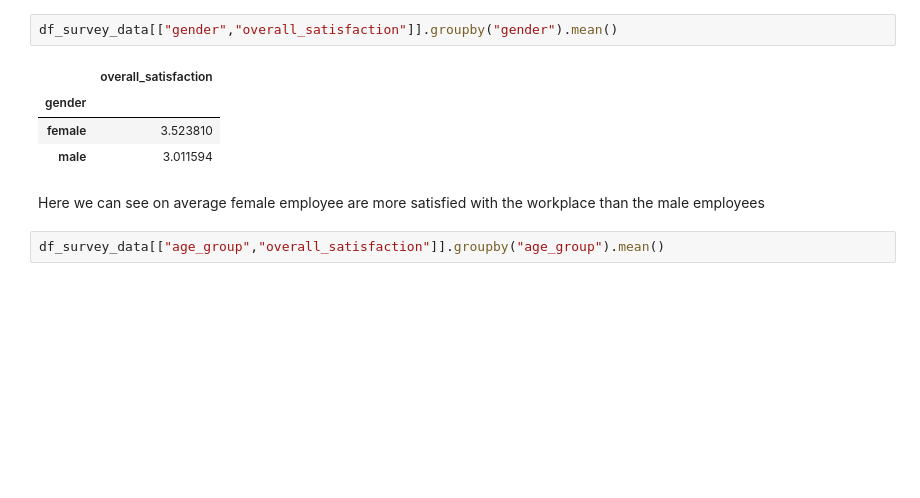
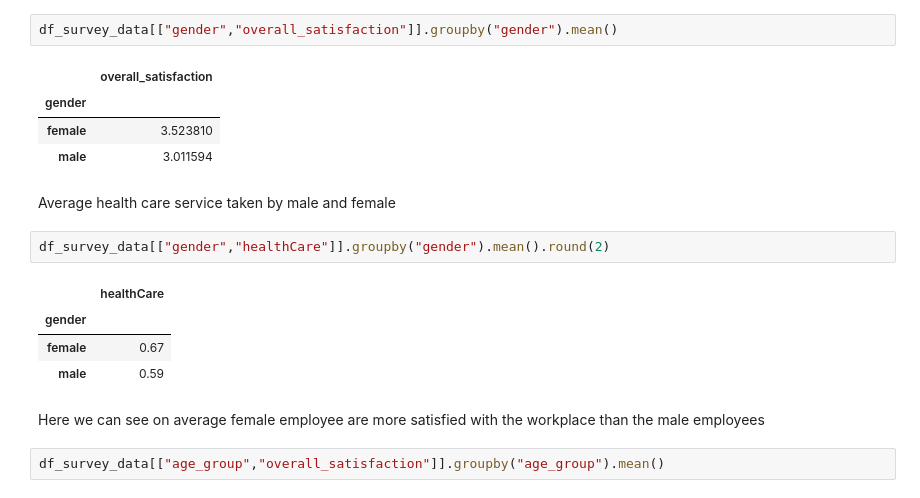
Before and after one commit to DGautam11/ShopSarisfactionSurveyAnalysis, a Jupyter notebook: WorkPlaceSatisfactionSurveyAnalysis.ipynb, the cells around one changed output. Drawn from its saved outputs; the diff is of its cells as text; blank space fills up the shorter version.

```diff
--- a/WorkPlaceSatisfactionSurveyAnalysis.ipynb
+++ b/WorkPlaceSatisfactionSurveyAnalysis.ipynb
@@ -335,6 +335,15 @@ df_survey_data[["gender","overall_satisfaction"]].groupby("gender").mean()
 | gender |  |
 | female | 3.523810 |
 | male | 3.011594 |
+# %% [markdown]
+Average health care service taken by male and female
+# %%
+df_survey_data[["gender","healthCare"]].groupby("gender").mean().round(2)
+# %% [output]
+|  | healthCare |
+| gender |  |
+| female | 0.67 |
+| male | 0.59 |
 # %% [markdown]
 Here we can see on average female employee are more satisfied with the workplace than the male employees
 # %%
```
